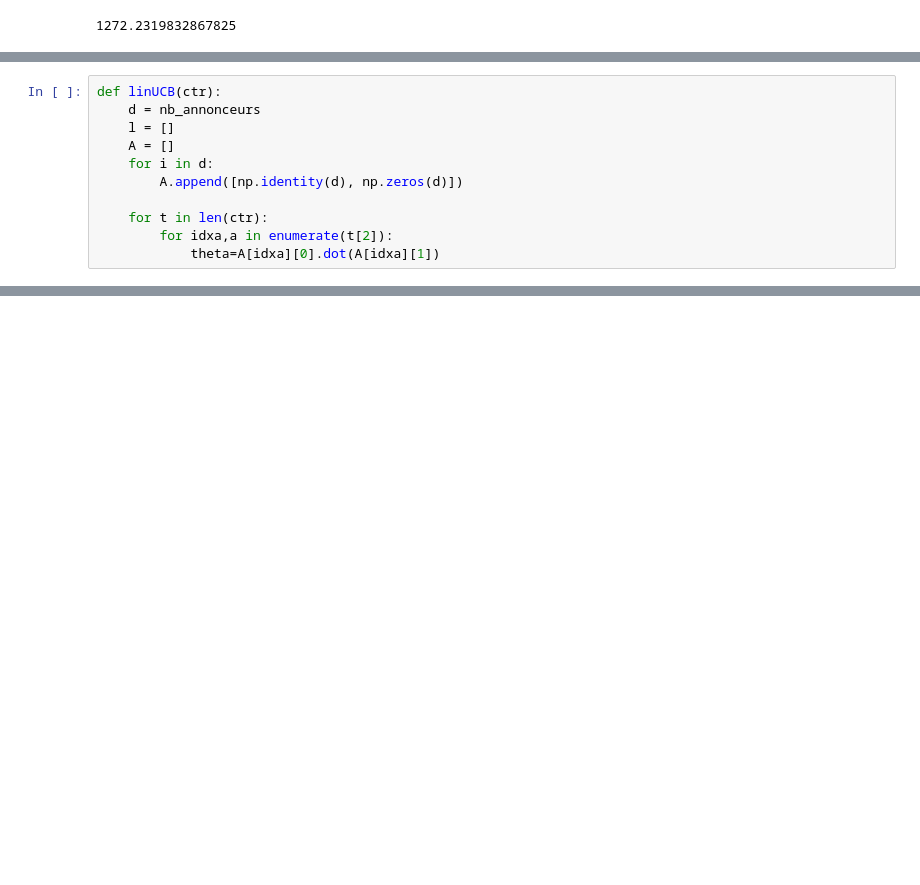
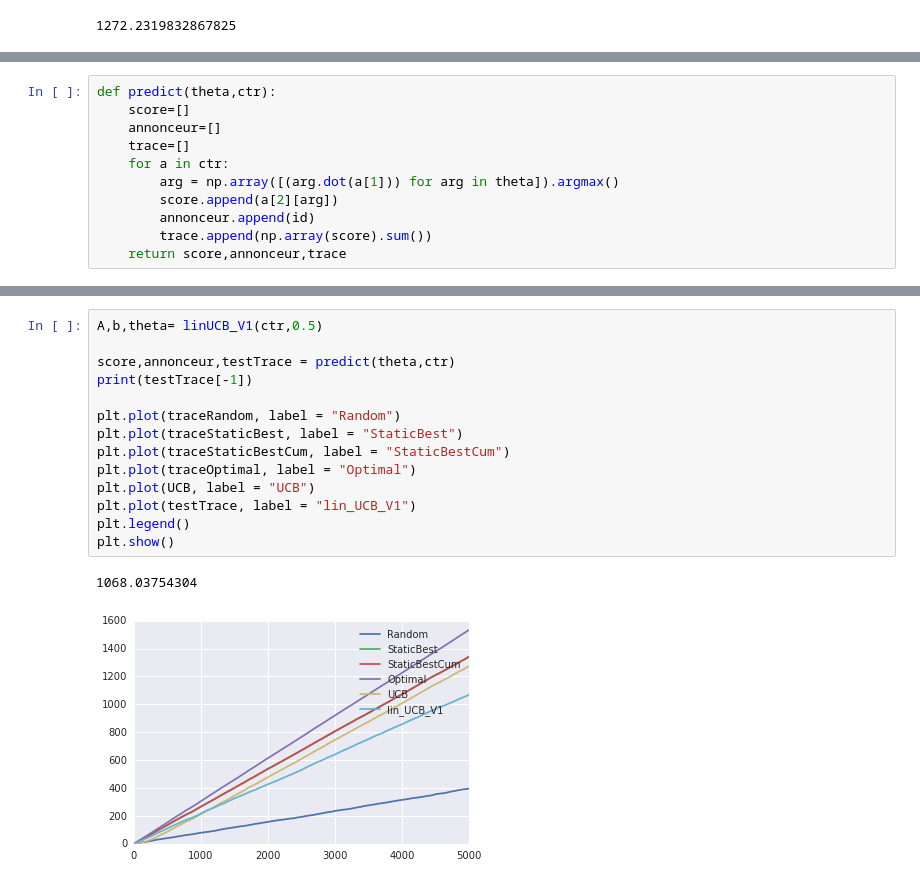
Before and after one commit to ToqueWillot/M2DAC, a Jupyter notebook: FDMS/TME9/tme9.ipynb, the cells around one changed output, grey strips where cells are left out. Drawn from its saved outputs; the diff is of its cells as text; blank space fills up the shorter version.

```diff
--- a/FDMS/TME9/tme9.ipynb
+++ b/FDMS/TME9/tme9.ipynb
@@ -179,11 +216,0 @@ plt.show()
-# %%
-def linUCB(ctr):
-    d = nb_annonceurs
-    l = []
-    A = []
-    for i in d:
-        A.append([np.identity(d), np.zeros(d)])
-
-    for t in len(ctr):
-        for idxa,a in enumerate(t[2]):
-            theta=A[idxa][0].dot(A[idxa][1])
@@ -211,0 +225,11 @@ array([[ 0.,  0.],
+# %%
+def predict(theta,ctr):
+    score=[]
+    annonceur=[]
+    trace=[]
+    for a in ctr:
+        arg = np.array([(arg.dot(a[1])) for arg in theta]).argmax()
+        score.append(a[2][arg])
+        annonceur.append(id)
+        trace.append(np.array(score).sum())
+    return score,annonceur,trace
@@ -211,0 +340,17 @@ array([[ 0.,  0.],
+# %%
+A,b,theta= linUCB_V1(ctr,0.5)
+
+score,annonceur,testTrace = predict(theta,ctr)
+print(testTrace[-1])
+
+plt.plot(traceRandom, label = "Random")
+plt.plot(traceStaticBest, label = "StaticBest")
+plt.plot(traceStaticBestCum, label = "StaticBestCum")
+plt.plot(traceOptimal, label = "Optimal")
+plt.plot(UCB, label = "UCB")
+plt.plot(testTrace, label = "lin_UCB_V1")
+plt.legend()
+plt.show()
+# %% [output]
+1068.03754304
+[figure, added]
```
Also changed, not shown: parts of 42 cells of this notebook, 1 other file.
